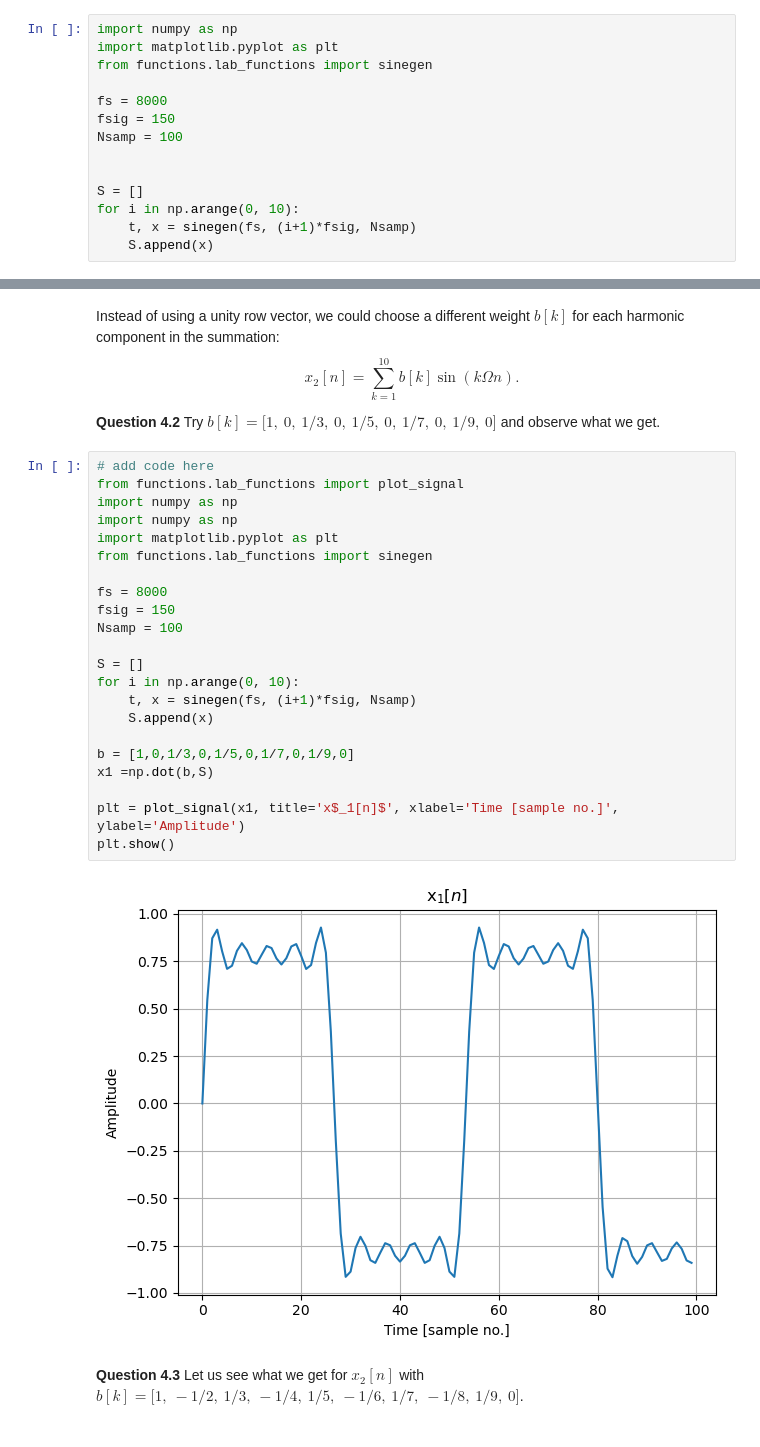
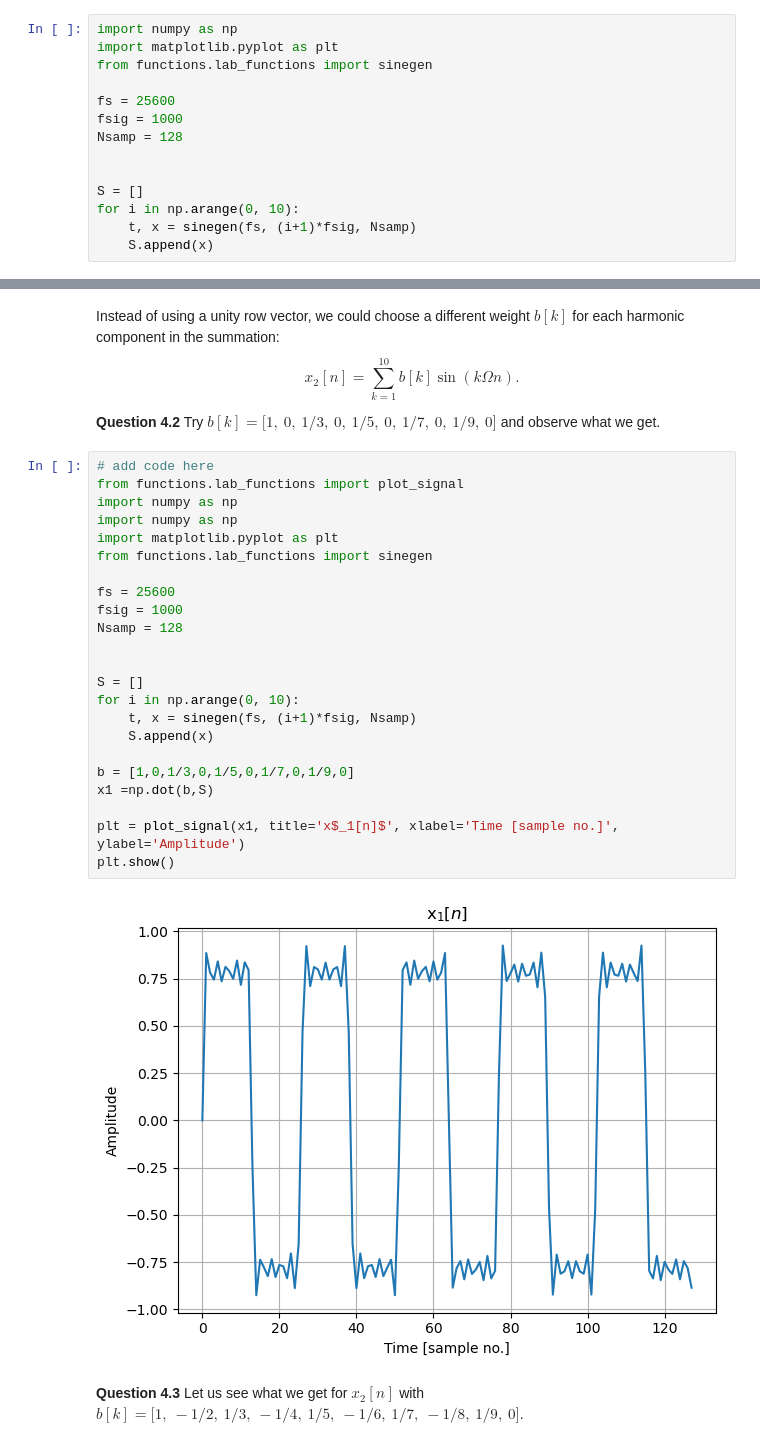
Before and after one commit to n0sc3tipsum/sap-EE2-SS-LAB, a Jupyter notebook: EX4 - Fourier.ipynb, the cells around one changed output, grey strips where cells are left out. Saved outputs shown, nothing was run; the diff lists cells and outputs as text.

```diff
--- a/EX4 - Fourier.ipynb
+++ b/EX4 - Fourier.ipynb
@@ -18,9 +18,9 @@ import numpy as np
 import matplotlib.pyplot as plt
 from functions.lab_functions import sinegen
 
-fs = 8000
-fsig = 150
-Nsamp = 100
+fs = 25600
+fsig = 1000
+Nsamp = 128
 
 
 S = []
@@ -65,27 +65,28 @@ $$x_2[n]=\sum_{k=1}^{10}b[k]\sin(k \Omega n).$$
 # %%
 # add code here
 from functions.lab_functions import plot_signal
 import numpy as np
 import numpy as np
 import matplotlib.pyplot as plt
 from functions.lab_functions import sinegen
 
-fs = 8000
-fsig = 150
-Nsamp = 100
+fs = 25600
+fsig = 1000
+Nsamp = 128
+
 
 S = []
 for i in np.arange(0, 10):
     t, x = sinegen(fs, (i+1)*fsig, Nsamp)
     S.append(x)
 
 b = [1,0,1/3,0,1/5,0,1/7,0,1/9,0]
 x1 =np.dot(b,S)
 
 plt = plot_signal(x1, title='x$_1[n]$', xlabel='Time [sample no.]', ylabel='Amplitude')
 plt.show()
 # %% [output]
-[figure, old version]
+[figure, new version]
 # %% [markdown]
 **Question 4.3** Let us see what we get for $x_2[n]$ with $b[k] = \big[1,\: -1/2,\: 1/3,\: -1/4,\: 1/5,\: -1/6,\: 1/7,\: -1/8,\: 1/9, \:0\big]$.
 # %%
```
Also changed, not shown: parts of 2 cells of this notebook, 3 other files.
